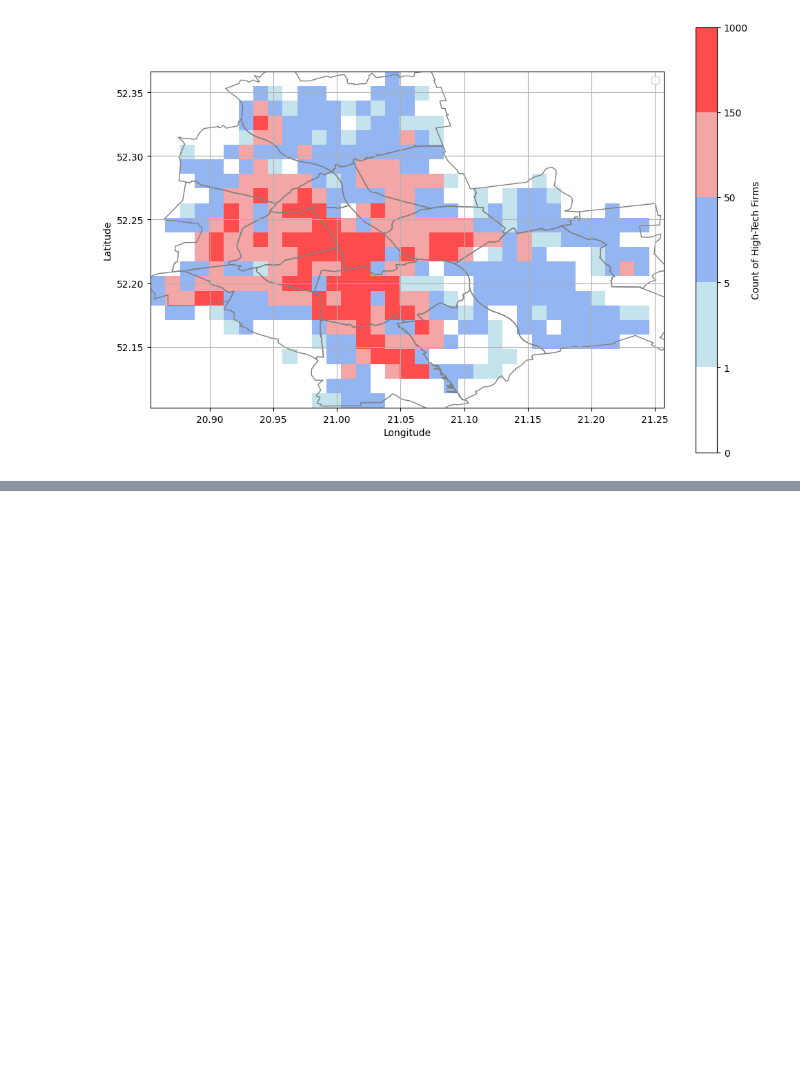
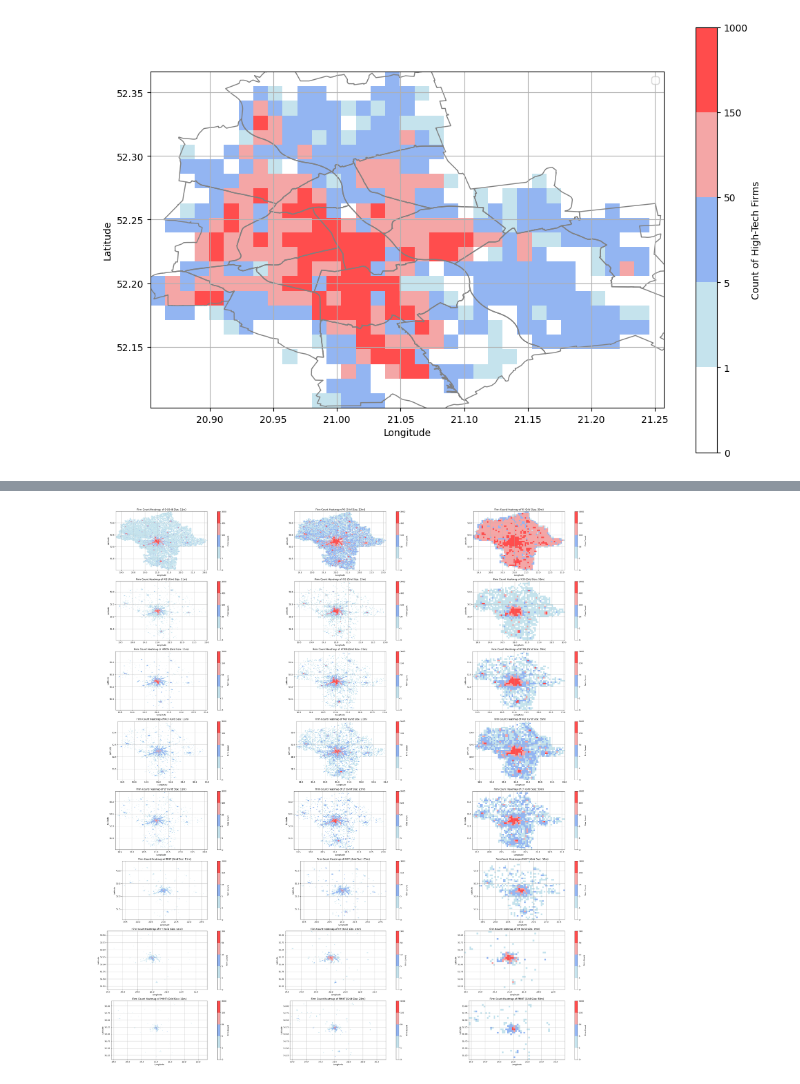
Before and after one commit to fszymanski13/master_thesis, a Jupyter notebook: notebooks/modelling.ipynb, the cells around one changed output, grey strips where cells are left out. Cells and saved outputs as stored; diff of their text form; code cells hidden in the pictures; blank space fills up the shorter version.

```diff
--- a/notebooks/modelling.ipynb
+++ b/notebooks/modelling.ipynb
@@ -344,0 +875,19 @@ plt.show()
+# %%
+import geopandas as gpd
+from pysal.lib import weights
+from pysal.explore import esda
+import matplotlib.pyplot as plt
+from splot.esda import plot_moran
+
+
+group_names = gdf_counts['Group'].unique()
+
+for group_name in group_names:
+
+    group_df = gdf_counts[gdf_counts['Group'] == group_name]
+    w = weights.Queen.from_dataframe(group_df)
+    moran = esda.Moran(group_df['firm_count'], w)
+
+    print(f"\nMoran's I for {group_name}:")
+    print("Moran's I:", moran.I)
+    print("Moran's I p-value:", moran.p_sim)
@@ -344,0 +896,71 @@ plt.show()
+# %%
+def generate_heatmap_for_group(group_name, grid_size, ax):
+    # Filter DataFrame for the specified group
+    group_df = gdf[gdf['Group'] == group_name]
+
+    # Calculate min and max values for lon and lat for the filtered DataFrame
+    min_lon, max_lon = group_df['lon'].min(), group_df['lon'].max()
+    min_lat, max_lat = group_df['lat'].min(), group_df['lat'].max()
+
+
+    # Generate grid of lon and lat values
+    lons = np.arange(min_lon, max_lon, grid_size)
+    lats = np.arange(min_lat, max_lat, grid_size)
+
+    # Digitize lon and lat values
+    group_df['grid_x'] = np.digitize(group_df['lon'], lons)
+    group_df['grid_y'] = np.digitize(group_df['lat'], lats)
+
+    # Group by grid coordinates and count firms
+    grid_counts = group_df.groupby(['grid_x', 'grid_y']).size().reset_index(name='firm_count')
+    group_df = group_df.merge(grid_counts, how='left', on=['grid_x', 'grid_y'])
+
+    # Create a copy of the merged DataFrame with a name like gdf_groupname_gridsize
+    globals()[f"gdf_{group_name}_{int(grid_size*1000)}m"] = group_df.copy()
+
+    # Create heatmap matrix
+    heatmap = np.zeros((len(lats), len(lons)))
+
+    # Populate heatmap matrix with counts
+    for idx, row in grid_counts.iterrows():
+        grid_x, grid_y = row['grid_x'] - 1, row['grid_y'] - 1
+        count = row['firm_count']
+        heatmap[grid_y, grid_x] = count
+
+    # Define colors and bounds based on group_name
+    colors = ['white', 'lightblue', 'cornflowerblue', 'lightcoral', 'red']
+    if group_name in ['HTKIS', 'MLT', 'LT', 'MHT', 'PMHT']:
+        bounds = [0, 1, 5, 50, 150, 3000]
+    elif group_name in ['O', 'KIS']:
+        bounds = [0, 1, 30, 100, 400, 3000]
+    else:
+        bounds = [0, 1, 5, 15, 50, 300]
+
+    cmap = ListedColormap(colors)
+    norm = BoundaryNorm(bounds, len(colors))
+
+    # Plot heatmap
+    img = ax.imshow(heatmap, cmap=cmap, norm=norm, origin='lower', extent=[min_lon, max_lon, min_lat, max_lat], alpha=0.7)
+    ax.set_xlabel('Longitude')
+    ax.set_ylabel('Latitude')
+    ax.set_title(f'Firm Count Heatmap of {group_name} (Grid Size: {int(grid_size*1000)}m)')
+    ax.grid(True)
+    plt.colorbar(img, ax=ax, label='Firm Count')
+
+
+# Define grid configurations
+grid_sizes = [0.01182, 0.02365, 0.05912]  # Grid sizes in degrees (1km, 2km, and 5km)
+
+# Create subplots for each group with different grid configurations
+fig, axes = plt.subplots(len(group_names), len(grid_sizes), figsize=(40,40))
+
+# Generate heatmap for each group with different grid configurations
+for i, group_name in enumerate(group_names):
+    for j, grid_size in enumerate(grid_sizes):
+        ax = axes[i, j]
+        generate_heatmap_for_group(group_name, grid_size, ax)
+
+plt.tight_layout()
+plt.show()
+# %% [output]
+[figure, added]
```
Also changed, not shown: parts of 63 cells of this notebook, 1 other file.
